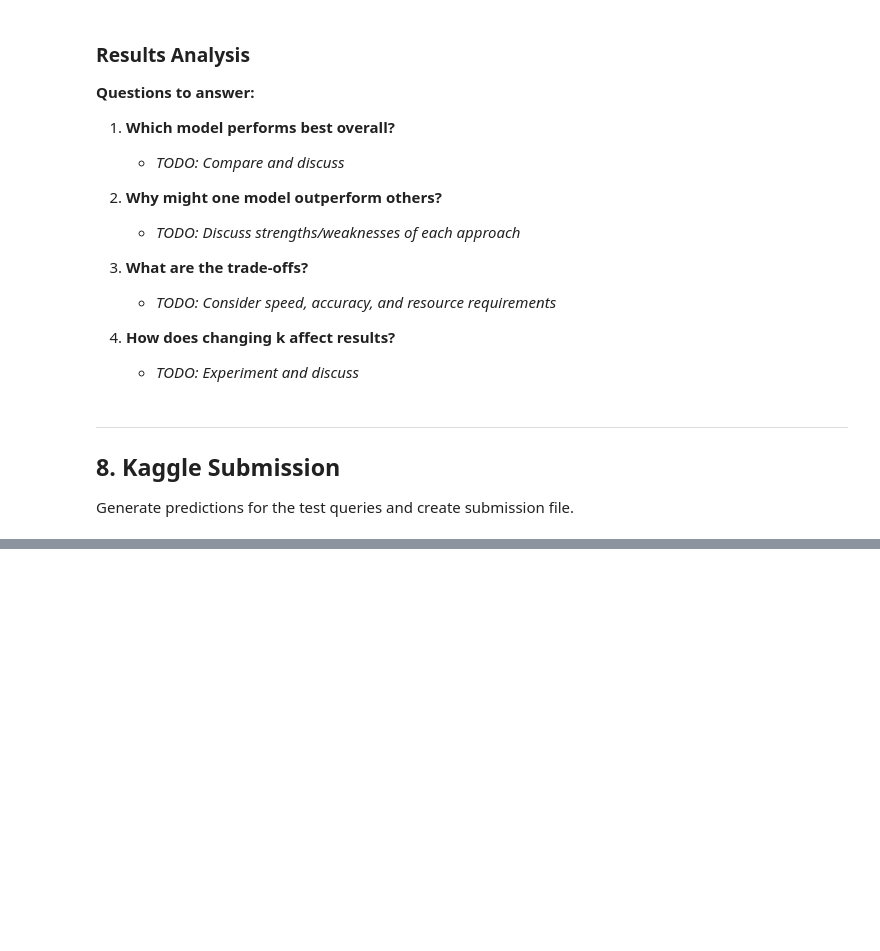
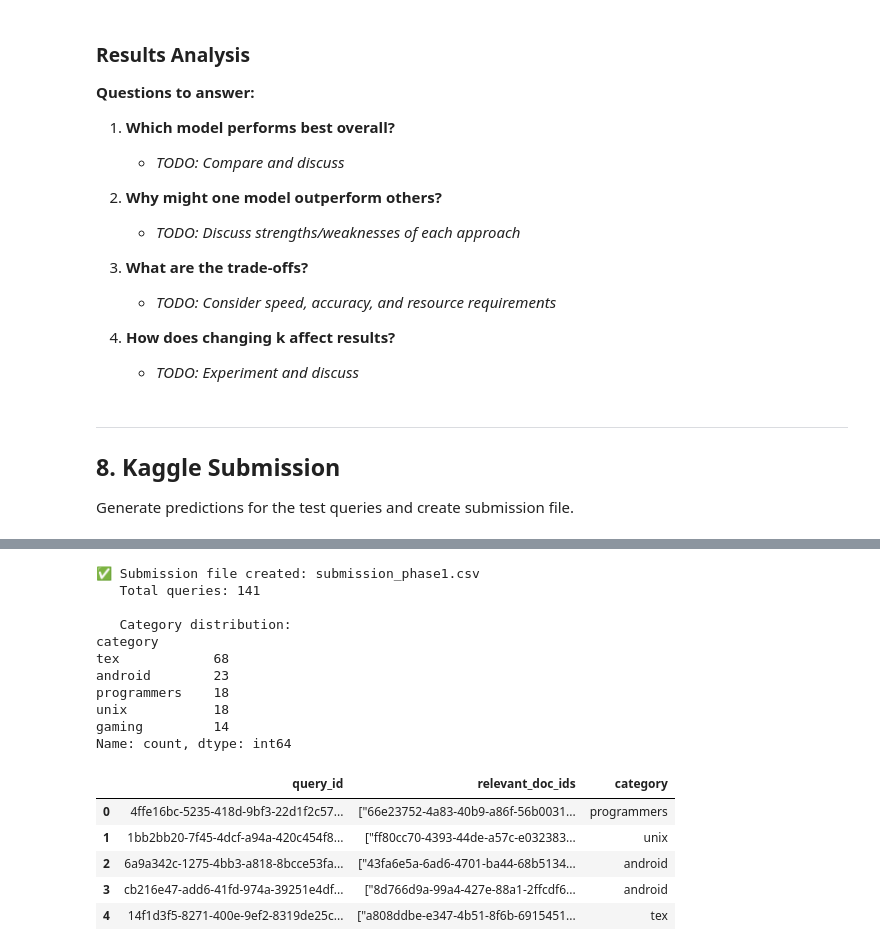
Before and after one commit to Aya-chihoub/Data-Science-IR-Retrieval-Engine, a Jupyter notebook: IR_Project_Phase1.ipynb, the cells around one changed output, grey strips where cells are left out. Saved outputs shown, nothing was run; the diff lists cells and outputs as text; code cells hidden in the pictures; blank space fills up the shorter version.

```diff
--- a/IR_Project_Phase1.ipynb
+++ b/IR_Project_Phase1.ipynb
@@ -411,7 +508,7 @@ print(f"Sampled {len(sample_embeddings)} documents for visualization")
 print("Running t-SNE dimensionality reduction...")
 print("⚠️ This may take a few minutes...")
 
-tsne = TSNE(n_components=2, random_state=42, perplexity=30, n_iter=1000)
+tsne = TSNE(n_components=2, random_state=42, perplexity=30, max_iter=1000)
 embeddings_2d_tsne = tsne.fit_transform(sample_embeddings)
 
 print(f"✅ t-SNE complete! Output shape: {embeddings_2d_tsne.shape}")
@@ -689,17 +830,18 @@ plt.show()
 
 Generate predictions for the test queries and create submission file.
 # %%
-# Generate predictions for test queries using best method
-# (Choose based on evaluation results)
+# Generate predictions for test queries using best method (Embeddings)
 
-print("Generating predictions for test queries...")
+print("Generating predictions for test queries using Embeddings (best method)...")
 
-# Transform test queries
-test_query_matrix = tfidf_vectorizer.transform(df_queries_test['content_clean'])
+query_embeddings_test = embedding_model.encode(
+    df_queries_test['content'].tolist(),
+    show_progress_bar=True,
+    batch_size=64
+)
 
-# Retrieve (using TF-IDF as example - change to best method)
-test_topk_indices, test_topk_scores = retrieve_topk_tfidf(
-    test_query_matrix, tfidf_doc_matrix, doc_ids, k=K
+test_topk_indices, test_topk_scores = retrieve_topk_embeddings(
+    query_embeddings_test, doc_embeddings, doc_ids, k=K
 )
 
 print(f"✅ Generated predictions for {len(test_topk_indices)} test queries")
@@ -738,0 +889,44 @@ print("✅ All results saved to all_results.pkl")
+# %%
+# Create submission file (CSV)
+doc_id_to_category = dict(zip(df_docs['id'], df_docs['category']))
+
+submission = {
+    query_id: {
+        'relevant_doc_ids': retrieved,
+        'category': max(
+            [doc_id_to_category[d] for d in retrieved if d in doc_id_to_category],
+            key=[doc_id_to_category[d] for d in retrieved if d in doc_id_to_category].count
+        )
+    }
+    for query_id, retrieved in zip(df_queries_test['id'].tolist(), test_topk_indices)
+}
+
+submission_df = pd.DataFrame([
+    {'query_id': qid, 'relevant_doc_ids': json.dumps(v['relevant_doc_ids']), 'category': v['category']}
+    for qid, v in submission.items()
+])
+submission_df.to_csv('submission_phase1.csv', index=False)
+
+print("✅ Submission file created: submission_phase1.csv")
+print(f"   Total queries: {len(submission_df)}")
+print(f"\n   Category distribution:")
+print(submission_df['category'].value_counts())
+display(submission_df.head())
+# %% [output]
+✅ Submission file created: submission_phase1.csv
+   Total queries: 141
+
+   Category distribution:
+category
+tex            68
+android        23
+programmers    18
+unix           18
+gaming         14
+Name: count, dtype: int64
+|  | query_id | relevant_doc_ids | category |
+| 0 | 4ffe16bc-5235-418d-9bf3-22d1f2c57... | ["66e23752-4a83-40b9-a86f-56b0031... | programmers |
+| 1 | 1bb2bb20-7f45-4dcf-a94a-420c454f8... | ["ff80cc70-4393-44de-a57c-e032383... | unix |
+| 2 | 6a9a342c-1275-4bb3-a818-8bcce53fa... | ["43fa6e5a-6ad6-4701-ba44-68b5134... | android |
+| 3 | cb216e47-add6-41fd-974a-39251e4df... | ["8d766d9a-99a4-427e-88a1-2ffcdf6... | android |
+| 4 | 14f1d3f5-8271-400e-9ef2-8319de25c... | ["a808ddbe-e347-4b51-8f6b-6915451... | tex |
```
Also changed, not shown: parts of 27 cells of this notebook, 6 other files.
